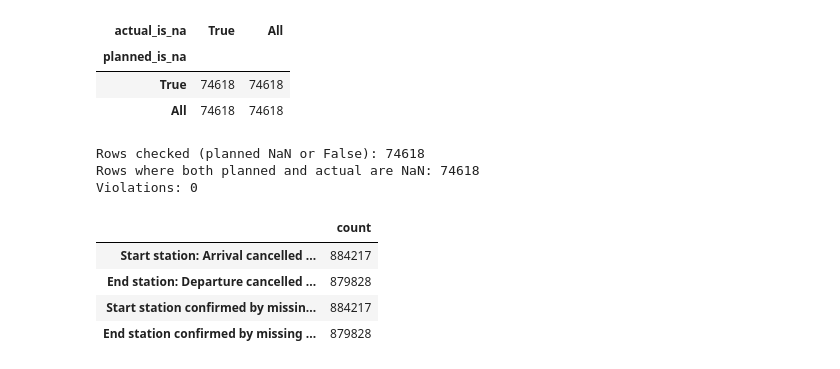
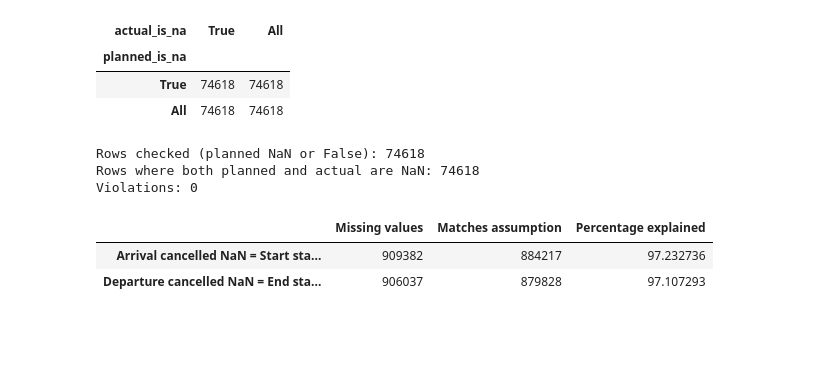
Before and after one commit to ywang0202/master_thesis, a Jupyter notebook: eda_disruptions_weather_final.ipynb, the cells around one changed output. Saved outputs shown, nothing was run; the diff lists cells and outputs as text; code cells hidden in the pictures; blank space fills up the shorter version.

```diff
--- a/eda_disruptions_weather_final.ipynb
+++ b/eda_disruptions_weather_final.ipynb
@@ -999,78 +999,49 @@ Rows checked (planned NaN or False): 74618
 Rows where both planned and actual are NaN: 74618
 Violations: 0
 # %%
-# Check the 2 structural NaN scenarios using the cancellation columns
 arr_cancel_na = serv19["Stop:Arrival cancelled"].isna()
 dep_cancel_na = serv19["Stop:Departure cancelled"].isna()
-arr_cancel_false = serv19["Stop:Arrival cancelled"].eq(False)
-dep_cancel_false = serv19["Stop:Departure cancelled"].eq(False)
 
-total_arrival_cancel_missing = arr_cancel_na.sum()
-total_departure_cancel_missing = dep_cancel_na.sum()
+# Explicit non-cancelled events
+arr_valid = serv19["Stop:Arrival cancelled"].eq(False)
+dep_valid = serv19["Stop:Departure cancelled"].eq(False)
 
-# Start station: no arrival event, but departure is present and not cancelled
-start_station_mask = arr_cancel_na & dep_cancel_false
+# Start station:
+# Arrival cancelled = NaN AND Departure cancelled = False
+start_station_mask = arr_cancel_na & dep_valid
 
-# Terminal station: no departure event, but arrival is present and not cancelled
-end_station_mask = dep_cancel_na & arr_cancel_false
+# End station:
+# Departure cancelled = NaN AND Arrival cancelled = False
+end_station_mask = dep_cancel_na & arr_valid
 
-# Optional confirmation with the related time/delay fields
-start_station_confirmed = start_station_mask & serv19["Stop:Arrival time"].isna() & serv19["Stop:Arrival delay"].isna()
-end_station_confirmed = end_station_mask & serv19["Stop:Departure time"].isna() & serv19["Stop:Departure delay"].isna()
+# Total missing values
+total_arr_missing = arr_cancel_na.sum()
+total_dep_missing = dep_cancel_na.sum()
 
-scenario_summary = pd.DataFrame({
-    "count": [
-        start_station_mask.sum(),
-        end_station_mask.sum(),
-        start_station_confirmed.sum(),
-        end_station_confirmed.sum()
-    ],
-    "missing_values_total": [
-        total_arrival_cancel_missing,
-        total_departure_cancel_missing,
-        total_arrival_cancel_missing,
-        total_departure_cancel_missing
-    ],
-    "percentage": [
-        start_station_mask.sum() / total_arrival_cancel_missing * 100,
-        end_station_mask.sum() / total_departure_cancel_missing * 100,
-        start_station_confirmed.sum() / total_arrival_cancel_missing * 100,
-        end_station_confirmed.sum() / total_departure_cancel_missing * 100
-    ]
+# Counts matching assumption
+start_count = start_station_mask.sum()
+end_count = end_station_mask.sum()
+
+# Percentages
+start_pct = (start_count / total_arr_missing * 100) if total_arr_missing > 0 else 0
+end_pct = (end_count / total_dep_missing * 100) if total_dep_missing > 0 else 0
+
+# Summary table
+summary = pd.DataFrame({
+    "Missing values": [total_arr_missing, total_dep_missing],
+    "Matches assumption": [start_count, end_count],
+    "Percentage explained": [start_pct, end_pct]
 }, index=[
-    "Start station: Arrival cancelled is NaN and Departure cancelled is False",
-    "End station: Departure cancelled is NaN and Arrival cancelled is False",
-    "Start station confirmed by missing arrival time and delay",
-    "End station confirmed by missing departure time and delay"
+    "Arrival cancelled NaN = Start stations",
+    "Departure cancelled NaN = End stations"
 ])
 
-display(scenario_summary)
+display(summary)
 
-print("Total missing values in Stop:Arrival cancelled:", total_arrival_cancel_missing)
-print("Total missing values in Stop:Departure cancelled:", total_departure_cancel_missing)
-
-print("Overlap between start and end station rows:", (start_station_mask & end_station_mask).sum())
-
-cols_to_show = [
-    "Stop:Arrival cancelled",
-    "Stop:Departure cancelled",
-    "Stop:Arrival time",
-    "Stop:Arrival delay",
-    "Stop:Departure time",
-    "Stop:Departure delay",
-    "Stop:Station name",
-    "Service:Train number",
-    "Service:Date"
-]
-
-print("\nSample start-station rows:")
-display(serv19.loc[start_station_mask, cols_to_show].head(10))
-
-print("\nSample end-station rows:")
-display(serv19.loc[end_station_mask, cols_to_show].head(10))
+# Check impossible overlap
+print("Overlap between start and end stations:",
+      (start_station_mask & end_station_mask).sum())
 # %% [output]
-|  | count |
-| Start station: Arrival cancelled ... | 884217 |
-| End station: Departure cancelled ... | 879828 |
-| Start station confirmed by missin... | 884217 |
-| End station confirmed by missing ... | 879828 |
+|  | Missing values | Matches assumption | Percentage explained |
+| Arrival cancelled NaN = Start sta... | 909382 | 884217 | 97.232736 |
+| Departure cancelled NaN = End sta... | 906037 | 879828 | 97.107293 |
```
Also changed, not shown: parts of 8 cells of this notebook.
